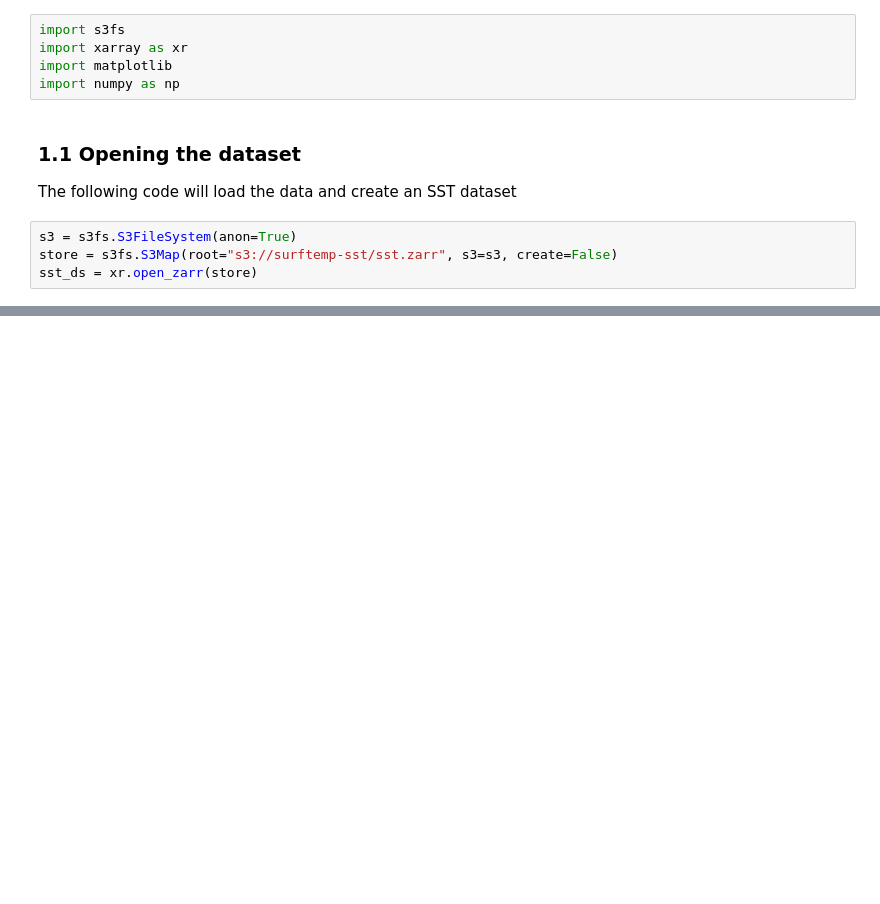
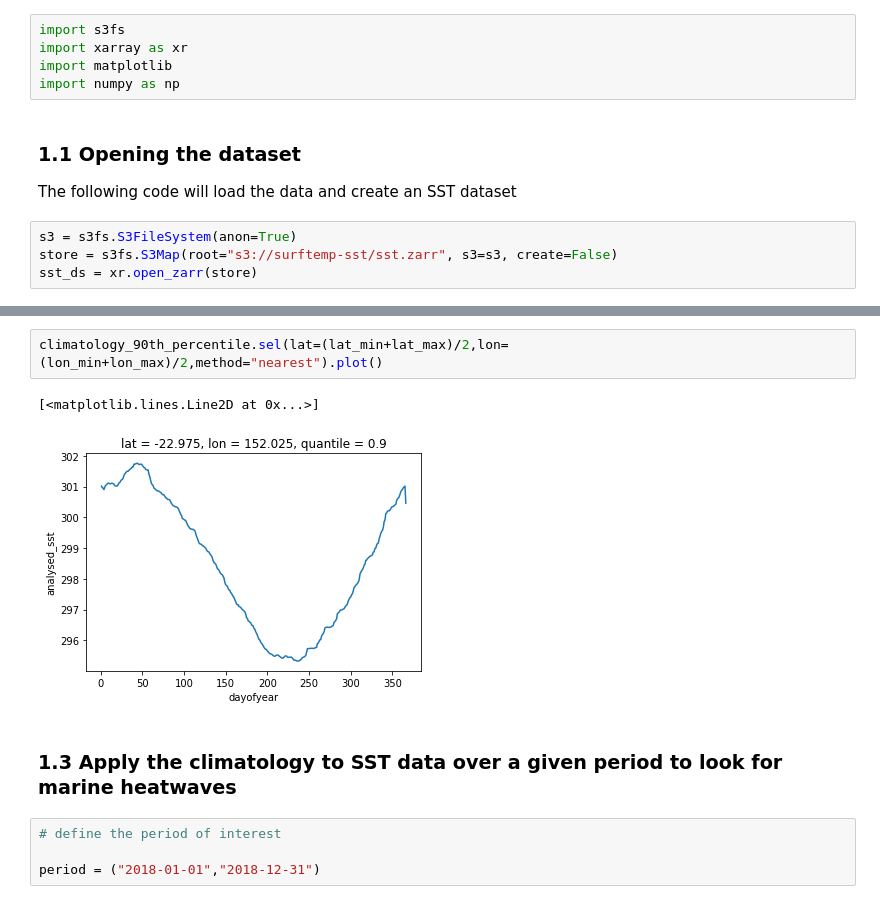
Before and after one commit to surftemp/regridding_tools, a Jupyter notebook: publish_to_zarr/tutorial2.ipynb, the cells around one changed output, grey strips where cells are left out. Drawn from its saved outputs; the diff is of its cells as text; blank space fills up the shorter version.

```diff
--- a/publish_to_zarr/tutorial2.ipynb
+++ b/publish_to_zarr/tutorial2.ipynb
@@ -201,0 +107,11 @@ p90s.sel(dayofyear=1).plot()
+# %%
+climatology_90th_percentile.sel(lat=(lat_min+lat_max)/2,lon=(lon_min+lon_max)/2,method="nearest").plot()
+# %% [output]
+[<matplotlib.lines.Line2D at 0x...>]
+[figure, added]
+# %% [markdown]
+### 1.3 Apply the climatology to SST data over a given period to look for marine heatwaves
+# %%
+# define the period of interest
+
+period = ("2018-01-01","2018-12-31")
```
Also changed, not shown: parts of 44 cells of this notebook.
